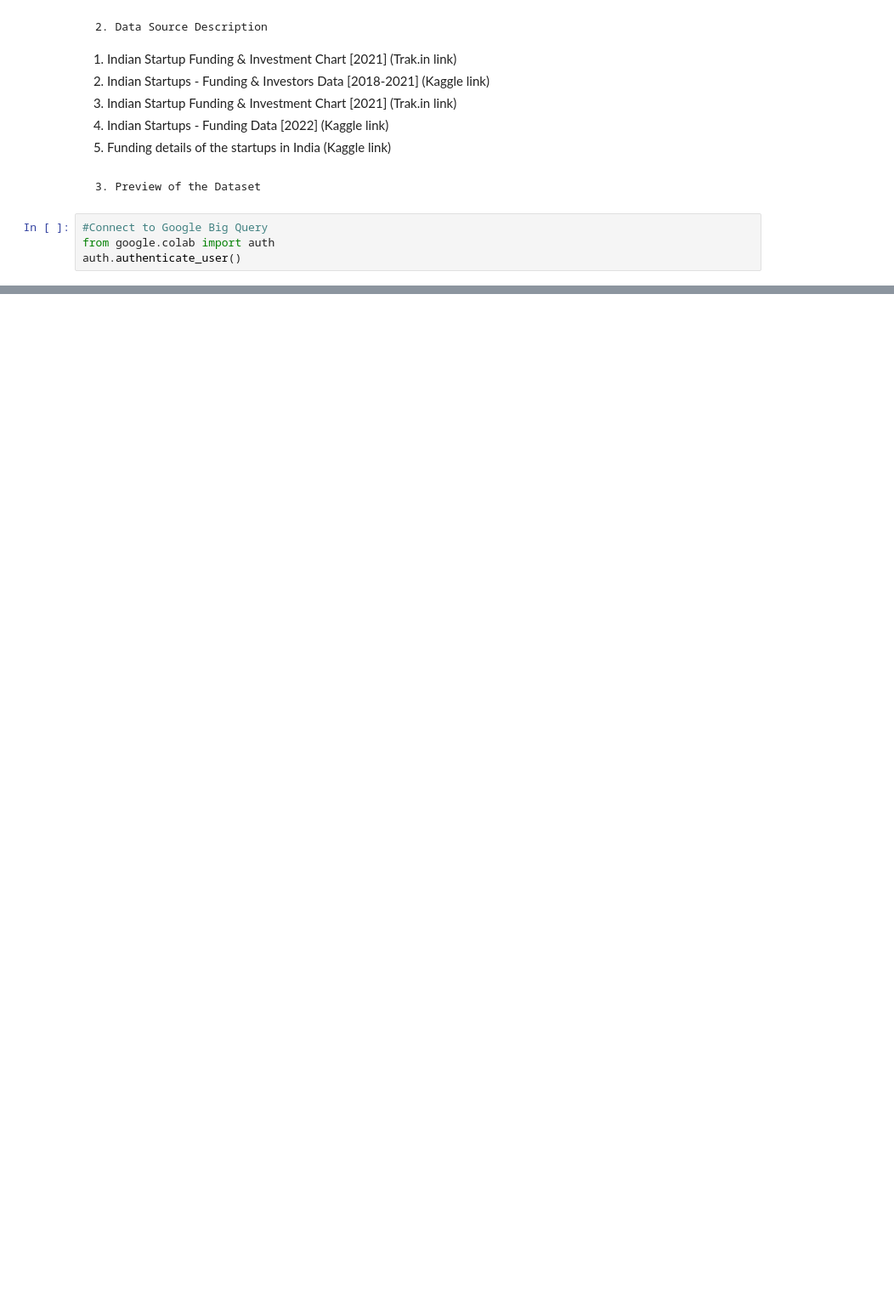
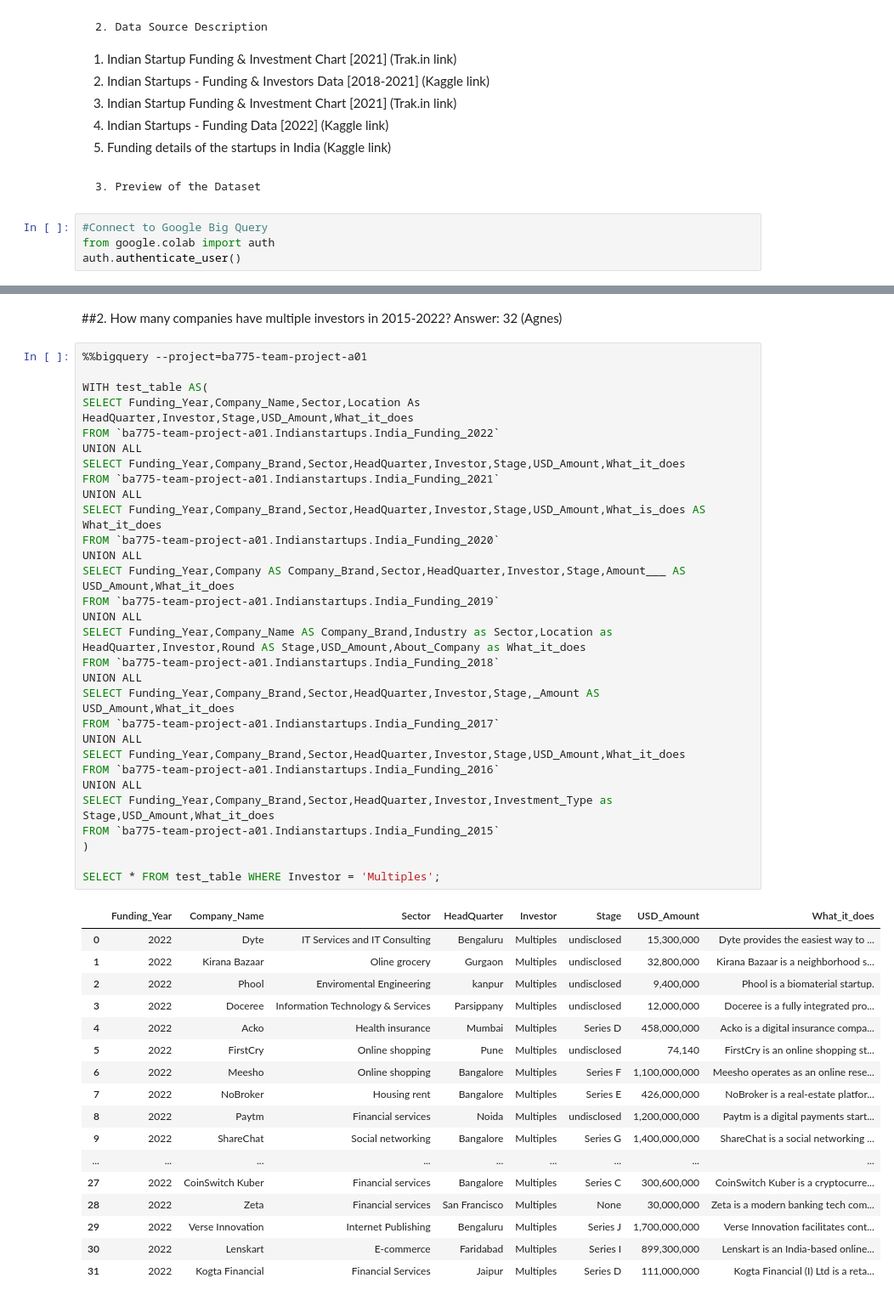
Before and after one commit to bhagirathbhard/IndianStartupFunding, a Jupyter notebook: Team1.ipynb, the cells around one changed output, grey strips where cells are left out. Shown: that part at 85% size. Drawn from its saved outputs; the diff is of its cells as text; blank space fills up the shorter version.

```diff
--- a/Team1.ipynb
+++ b/Team1.ipynb
@@ -114,0 +459,50 @@ FROM `ba775-team-project-a01.Indianstartups.India_Funding_2015`
+# %% [markdown]
+##2. How many companies have multiple investors in 2015-2022? Answer: 32 (Agnes)
+# %%
+%%bigquery --project=ba775-team-project-a01
+
+WITH test_table AS(
+SELECT Funding_Year,Company_Name,Sector,Location As HeadQuarter,Investor,Stage,USD_Amount,What_it_does
+FROM `ba775-team-project-a01.Indianstartups.India_Funding_2022`
+UNION ALL
+SELECT Funding_Year,Company_Brand,Sector,HeadQuarter,Investor,Stage,USD_Amount,What_it_does
+FROM `ba775-team-project-a01.Indianstartups.India_Funding_2021`
+UNION ALL
+SELECT Funding_Year,Company_Brand,Sector,HeadQuarter,Investor,Stage,USD_Amount,What_is_does AS What_it_does
+FROM `ba775-team-project-a01.Indianstartups.India_Funding_2020`
+UNION ALL
+SELECT Funding_Year,Company AS Company_Brand,Sector,HeadQuarter,Investor,Stage,Amount___ AS USD_Amount,What_it_does
+FROM `ba775-team-project-a01.Indianstartups.India_Funding_2019`
+UNION ALL
+SELECT Funding_Year,Company_Name AS Company_Brand,Industry as Sector,Location as HeadQuarter,Investor,Round AS Stage,USD_Amount,About_Company as What_it_does
+FROM `ba775-team-project-a01.Indianstartups.India_Funding_2018`
+UNION ALL
+SELECT Funding_Year,Company_Brand,Sector,HeadQuarter,Investor,Stage,_Amount AS USD_Amount,What_it_does
+FROM `ba775-team-project-a01.Indianstartups.India_Funding_2017`
+UNION ALL
+SELECT Funding_Year,Company_Brand,Sector,HeadQuarter,Investor,Stage,USD_Amount,What_it_does
+FROM `ba775-team-project-a01.Indianstartups.India_Funding_2016`
+UNION ALL
+SELECT Funding_Year,Company_Brand,Sector,HeadQuarter,Investor,Investment_Type as Stage,USD_Amount,What_it_does
+FROM `ba775-team-project-a01.Indianstartups.India_Funding_2015`
+)
+
+SELECT * FROM test_table WHERE Investor = 'Multiples';
+# %% [output]
+|  | Funding_Year | Company_Name | Sector | HeadQuarter | Investor | Stage | USD_Amount | What_it_does |
+| 0 | 2022 | Dyte | IT Services and IT Consulting | Bengaluru | Multiples | undisclosed | 15,300,000 | Dyte provides the easiest way to ... |
+| 1 | 2022 | Kirana Bazaar | Oline grocery | Gurgaon | Multiples | undisclosed | 32,800,000 | Kirana Bazaar is a neighborhood s... |
+| 2 | 2022 | Phool | Enviromental Engineering | kanpur | Multiples | undisclosed | 9,400,000 | Phool is a biomaterial startup. |
+| 3 | 2022 | Doceree | Information Technology & Services | Parsippany | Multiples | undisclosed | 12,000,000 | Doceree is a fully integrated pro... |
+| 4 | 2022 | Acko | Health insurance | Mumbai | Multiples | Series D | 458,000,000 | Acko is a digital insurance compa... |
+| 5 | 2022 | FirstCry | Online shopping | Pune | Multiples | undisclosed | 74,140 | FirstCry is an online shopping st... |
+| 6 | 2022 | Meesho | Online shopping | Bangalore | Multiples | Series F | 1,100,000,000 | Meesho operates as an online rese... |
+| 7 | 2022 | NoBroker | Housing rent | Bangalore | Multiples | Series E | 426,000,000 | NoBroker is a real-estate platfor... |
+| 8 | 2022 | Paytm | Financial services | Noida | Multiples | undisclosed | 1,200,000,000 | Paytm is a digital payments start... |
+| 9 | 2022 | ShareChat | Social networking | Bangalore | Multiples | Series G | 1,400,000,000 | ShareChat is a social networking ... |
+| ... | ... | ... | ... | ... | ... | ... | ... | ... |
+| 27 | 2022 | CoinSwitch Kuber | Financial services | Bangalore | Multiples | Series C | 300,600,000 | CoinSwitch Kuber is a cryptocurre... |
+| 28 | 2022 | Zeta | Financial services | San Francisco | Multiples | None | 30,000,000 | Zeta is a modern banking tech com... |
+| 29 | 2022 | Verse Innovation | Internet Publishing | Bengaluru | Multiples | Series J | 1,700,000,000 | Verse Innovation facilitates cont... |
+| 30 | 2022 | Lenskart | E-commerce | Faridabad | Multiples | Series I | 899,300,000 | Lenskart is an India-based online... |
+| 31 | 2022 | Kogta Financial | Financial Services | Jaipur | Multiples | Series D | 111,000,000 | Kogta Financial (I) Ltd is a reta... |
```
Also changed, not shown: parts of 19 cells of this notebook.
